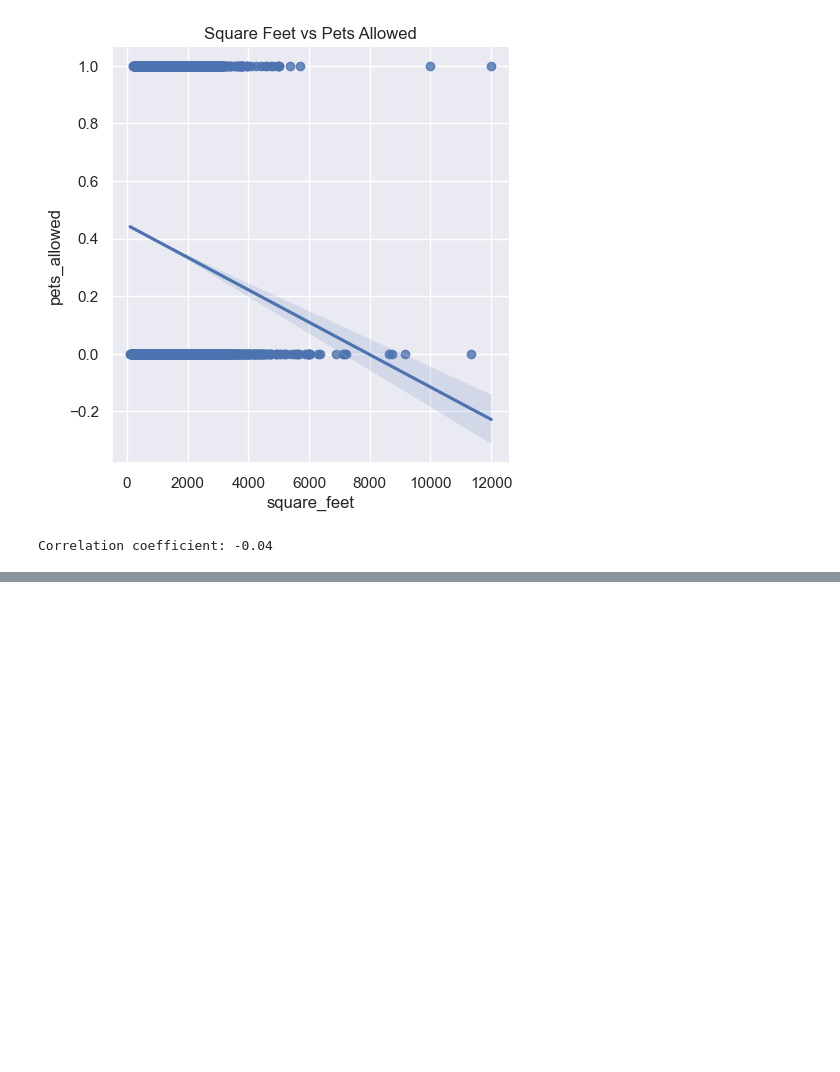
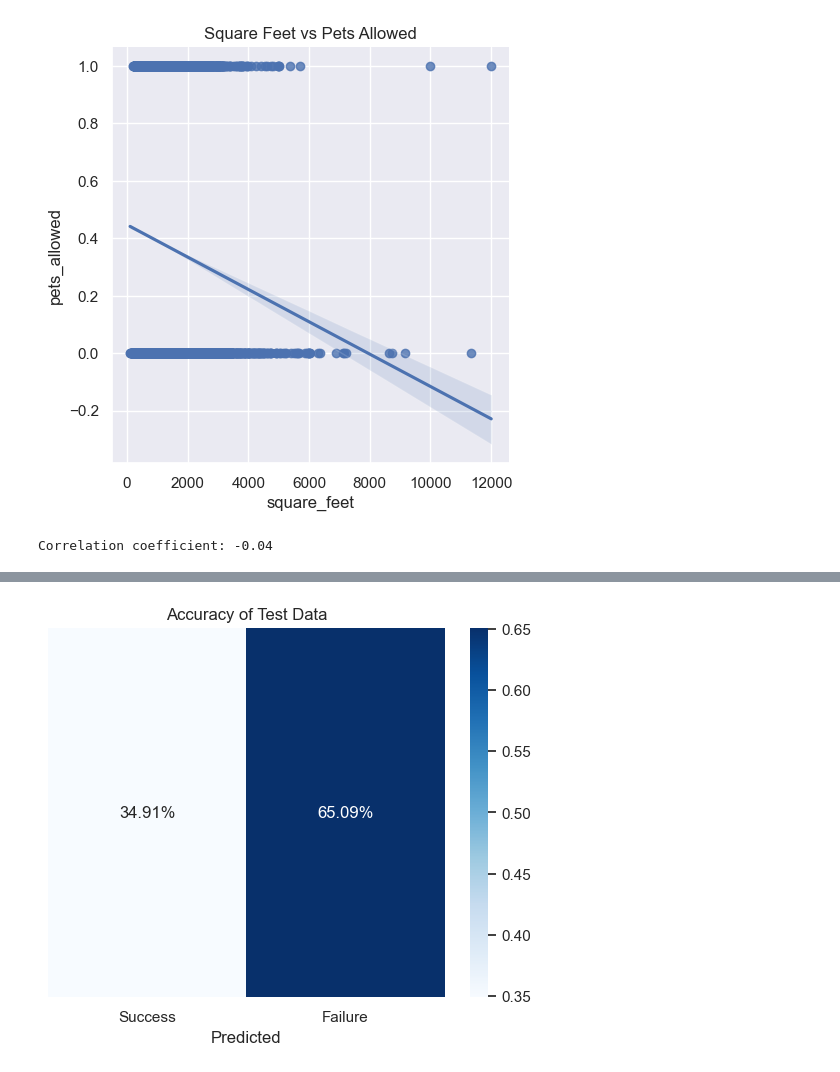
Before and after one commit to jordon-young/CSPB3022, a Jupyter notebook: Apartment Rend Prediction.ipynb, the cells around one changed output, grey strips where cells are left out. Saved outputs shown, nothing was run; the diff lists cells and outputs as text; code cells hidden in the pictures; blank space fills up the shorter version.

```diff
--- a/Apartment Rend Prediction.ipynb
+++ b/Apartment Rend Prediction.ipynb
@@ -901,0 +1176,4 @@ If the model turns out not to be very accurate, I could try to make a much more
+# %%
+training_size = int(len(denver) * 0.90)
+training = denver.sample(n=training_size, random_state=1)
+testing = denver.loc[denver.index.difference(training.index)]
@@ -901,0 +1204,18 @@ If the model turns out not to be very accurate, I could try to make a much more
+# %%
+# Categorize the predictions as success or failure
+success = np.abs(testing["price"] - predictions) <= 100
+failure = ~success
+
+# Create a confusion matrix
+confusion_matrix = np.array([[np.sum(success), np.sum(failure)]])
+
+# Normalize the confusion matrix
+confusion_matrix = confusion_matrix.astype('float') / confusion_matrix.sum(axis=1)[:, np.newaxis]
+
+# Create a heatmap to visualize the confusion matrix
+sns.heatmap(confusion_matrix, annot=True, fmt='.2%', cmap='Blues', xticklabels=["Success", "Failure"], yticklabels=[""])
+plt.xlabel("Predicted")
+plt.title("Accuracy of Test Data")
+plt.show()
+# %% [output]
+[figure, added]
```
Also changed, not shown: parts of 50 cells of this notebook, 1 other file.
